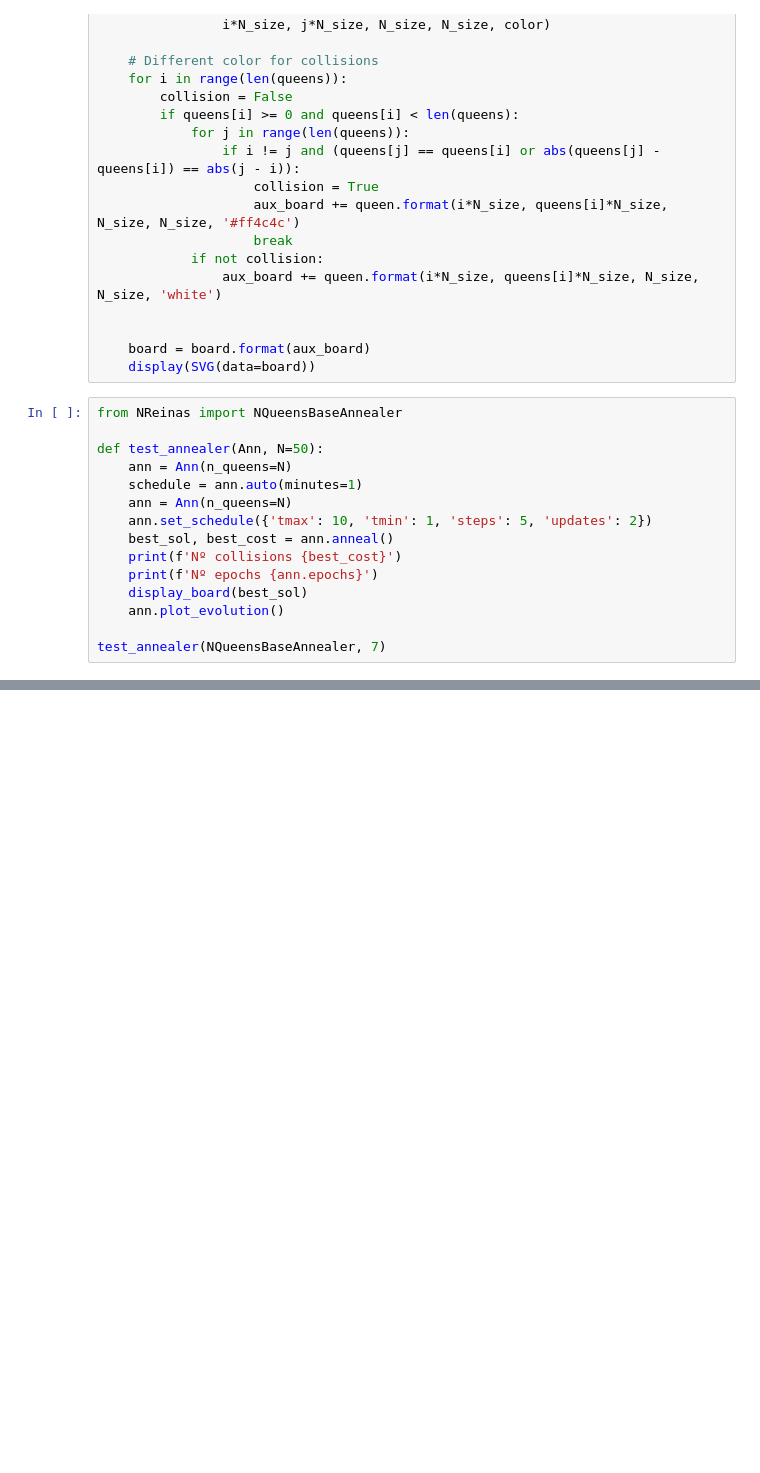
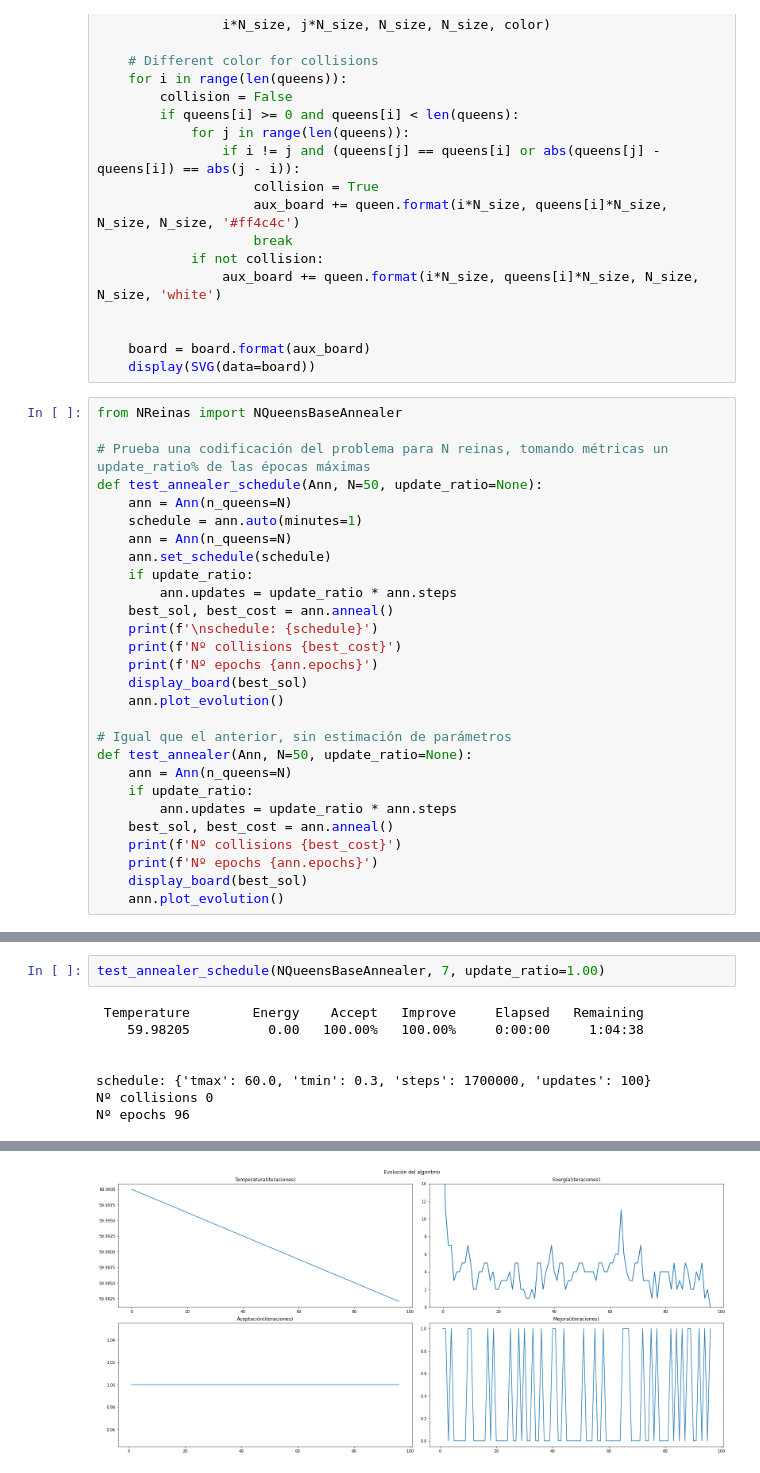
Before and after one commit to johacks/bibm, a Jupyter notebook: RS/Tablero.ipynb, the cells around one changed output, grey strips where cells are left out. Cells and saved outputs as stored; diff of their text form; blank space fills up the shorter version.

```diff
--- a/RS/Tablero.ipynb
+++ b/RS/Tablero.ipynb
@@ -34,15 +34,28 @@ def display_board(queens):
 # %%
 from NReinas import NQueensBaseAnnealer
 
-def test_annealer(Ann, N=50):
+# Prueba una codificación del problema para N reinas, tomando métricas un update_ratio% de las épocas máximas
+def test_annealer_schedule(Ann, N=50, update_ratio=None):
     ann = Ann(n_queens=N)
     schedule = ann.auto(minutes=1)
     ann = Ann(n_queens=N)
-    ann.set_schedule({'tmax': 10, 'tmin': 1, 'steps': 5, 'updates': 2})
+    ann.set_schedule(schedule)
+    if update_ratio:
+        ann.updates = update_ratio * ann.steps
+    best_sol, best_cost = ann.anneal()
+    print(f'\nschedule: {schedule}')
+    print(f'Nº collisions {best_cost}')
+    print(f'Nº epochs {ann.epochs}')
+    display_board(best_sol)
+    ann.plot_evolution()
+
+# Igual que el anterior, sin estimación de parámetros
+def test_annealer(Ann, N=50, update_ratio=None):
+    ann = Ann(n_queens=N)
+    if update_ratio:
+        ann.updates = update_ratio * ann.steps
     best_sol, best_cost = ann.anneal()
     print(f'Nº collisions {best_cost}')
     print(f'Nº epochs {ann.epochs}')
     display_board(best_sol)
     ann.plot_evolution()
-
-test_annealer(NQueensBaseAnnealer, 7)
@@ -75,0 +62,10 @@ Nº epochs 5
+# %%
+test_annealer_schedule(NQueensBaseAnnealer, 7, update_ratio=1.00)
+# %% [output]
+ Temperature        Energy    Accept   Improve     Elapsed   Remaining
+    59.98205          0.00   100.00%   100.00%     0:00:00     1:04:38
+
+
+schedule: {'tmax': 60.0, 'tmin': 0.3, 'steps': 1700000, 'updates': 100}
+Nº collisions 0
+Nº epochs 96
@@ -75,0 +73 @@ Nº epochs 5
+[figure, added]
```
Also changed, not shown: parts of 7 cells of this notebook, 7 other files.
